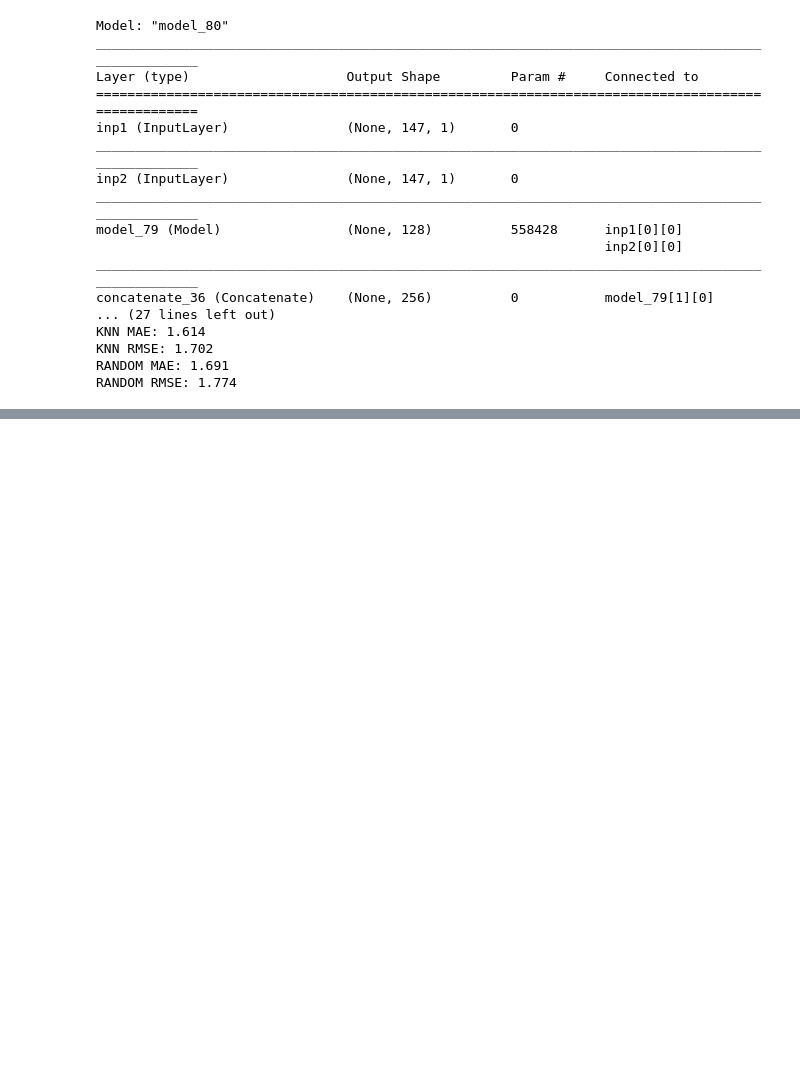
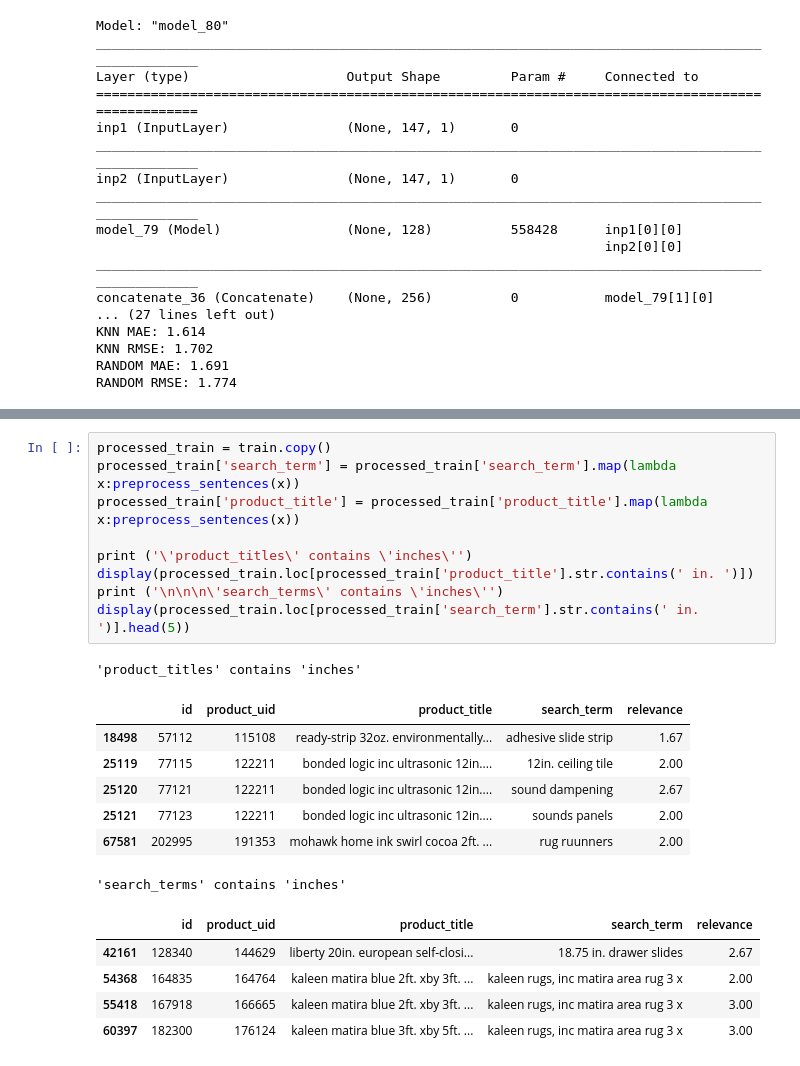
Before and after one commit to EZ6990/DeepLearning, a Jupyter notebook: KaggleHomeDepot.ipynb, the cells around one changed output, grey strips where cells are left out. Cells and saved outputs as stored; diff of their text form; blank space fills up the shorter version.

```diff
--- a/KaggleHomeDepot.ipynb
+++ b/KaggleHomeDepot.ipynb
@@ -297,0 +429,23 @@ RANDOM RMSE: 1.774
+# %%
+processed_train = train.copy()
+processed_train['search_term'] = processed_train['search_term'].map(lambda x:preprocess_sentences(x))
+processed_train['product_title'] = processed_train['product_title'].map(lambda x:preprocess_sentences(x))
+
+print ('\'product_titles\' contains \'inches\'')
+display(processed_train.loc[processed_train['product_title'].str.contains(' in. ')])
+print ('\n\n\n\'search_terms\' contains \'inches\'')
+display(processed_train.loc[processed_train['search_term'].str.contains(' in. ')].head(5))
+# %% [output]
+'product_titles' contains 'inches'
+|  | id | product_uid | product_title | search_term | relevance |
+| 18498 | 57112 | 115108 | ready-strip 32oz. environmentally... | adhesive slide strip | 1.67 |
+| 25119 | 77115 | 122211 | bonded logic inc ultrasonic 12in.... | 12in. ceiling tile | 2.00 |
+| 25120 | 77121 | 122211 | bonded logic inc ultrasonic 12in.... | sound dampening | 2.67 |
+| 25121 | 77123 | 122211 | bonded logic inc ultrasonic 12in.... | sounds panels | 2.00 |
+| 67581 | 202995 | 191353 | mohawk home ink swirl cocoa 2ft. ... | rug ruunners | 2.00 |
+'search_terms' contains 'inches'
+|  | id | product_uid | product_title | search_term | relevance |
+| 42161 | 128340 | 144629 | liberty 20in. european self-closi... | 18.75 in. drawer slides | 2.67 |
+| 54368 | 164835 | 164764 | kaleen matira blue 2ft. xby 3ft. ... | kaleen rugs, inc matira area rug 3 x | 2.00 |
+| 55418 | 167918 | 166665 | kaleen matira blue 2ft. xby 3ft. ... | kaleen rugs, inc matira area rug 3 x | 3.00 |
+| 60397 | 182300 | 176124 | kaleen matira blue 3ft. xby 5ft. ... | kaleen rugs, inc matira area rug 3 x | 3.00 |
```
Also changed, not shown: parts of 6 cells of this notebook.
